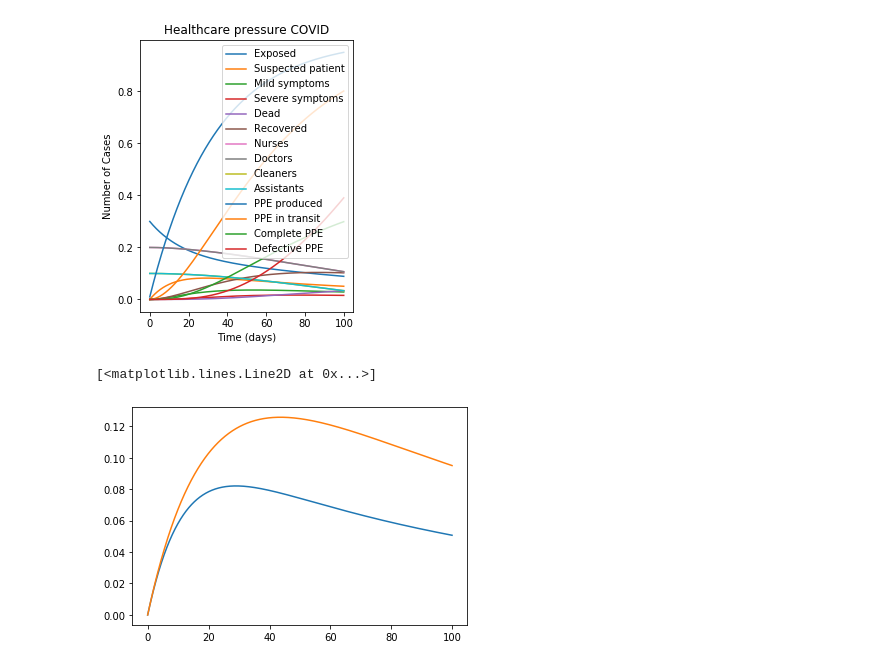
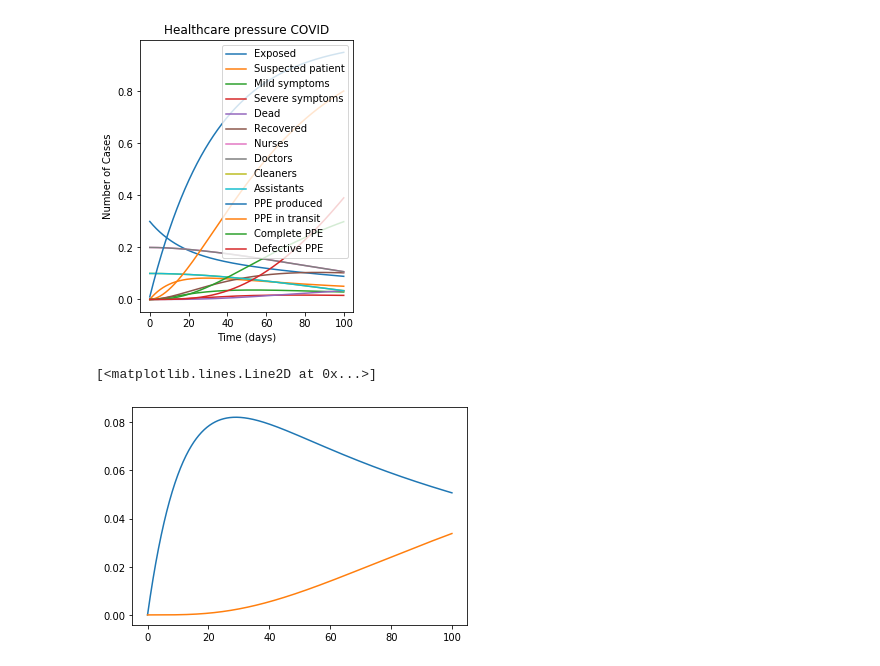
Before and after one commit to vthawfeek/SEIR_HealthCare_Model, a Jupyter notebook: EpidemicHealthcareResourceModel.ipynb, the cells around one changed output. Cells and saved outputs as stored; diff of their text form; code cells hidden in the pictures.

```diff
--- a/EpidemicHealthcareResourceModel.ipynb
+++ b/EpidemicHealthcareResourceModel.ipynb
@@ -6,0 +8,24 @@ from scipy.integrate import odeint
+# %%
+#defining the differential equations
+##S is substituted for N minus all other individuals
+##y is the variable list 0:I, 1:R, 2:D, 3:H
+def modSEIR(y,t,N,k):
+    #assignments
+    S=N-sum(y[0:3])
+    dy=[0]*4
+
+    #reaction rates
+    v0=k[0]*(S/N)*(y[0]/N)
+    v1=k[1]*(y[0]/N)
+    v2=k[2]*(y[1]/N)
+    v3=k[3]*(y[0]/N)
+    v4=(k[1]/k[5])*(y[3]/N)*(y[0]/N)
+    v5=(k[4]*k[5])*(y[3]/N)
+
+    #ODEs
+    dy[0]=N*(v0+v4-v1-v3) #I
+    dy[1]=N*(v1+v5-v2) #R
+    dy[2]=N*(v3) #D
+    dy[3]=N*(-v4) #H
+
+    return dy
@@ -115,7 +230,8 @@ plt.legend(legend_labels)
 [figure]
 # %%
 plt.plot(tvec,[i[1] for i in soln])
-plt.plot(tvec,[i[1]+i[2]+i[3] for i in soln])
+#plt.plot(tvec,[i[1]+i[2]+i[3] for i in soln])
+plt.plot(tvec,[i[4] for i in soln])
 # %% [output]
 [<matplotlib.lines.Line2D at 0x...>]
-[figure, old version]
+[figure, new version]
```
Also changed, not shown: parts of 4 cells of this notebook.
